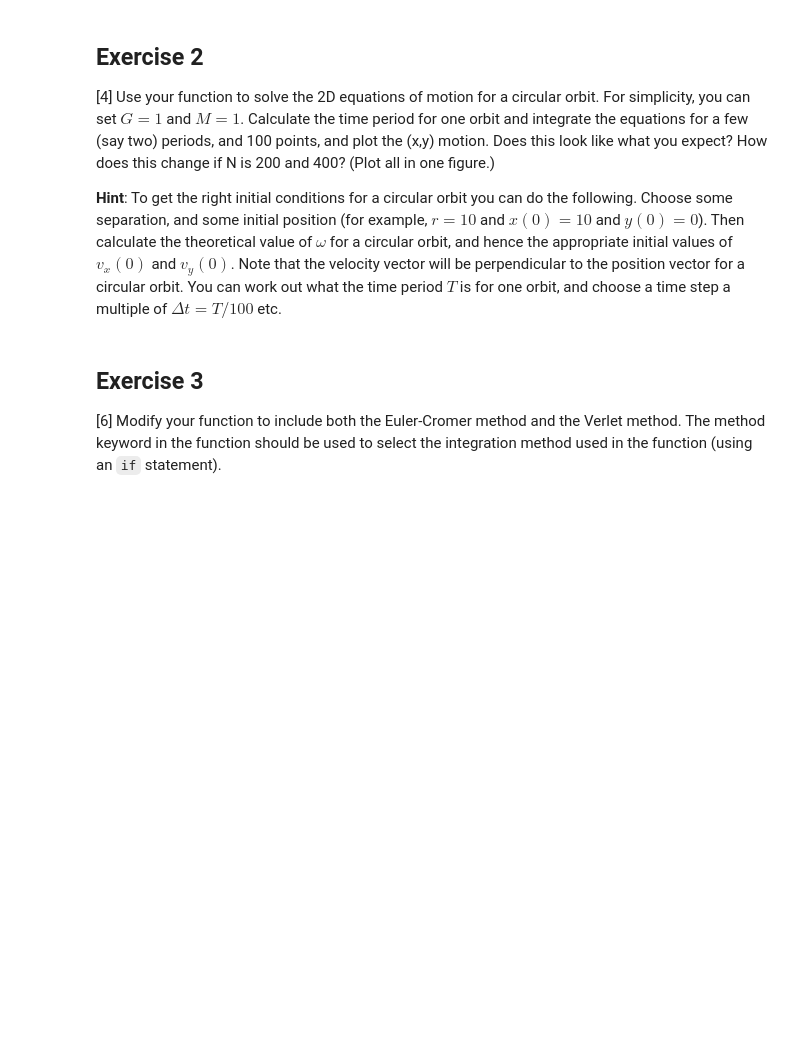
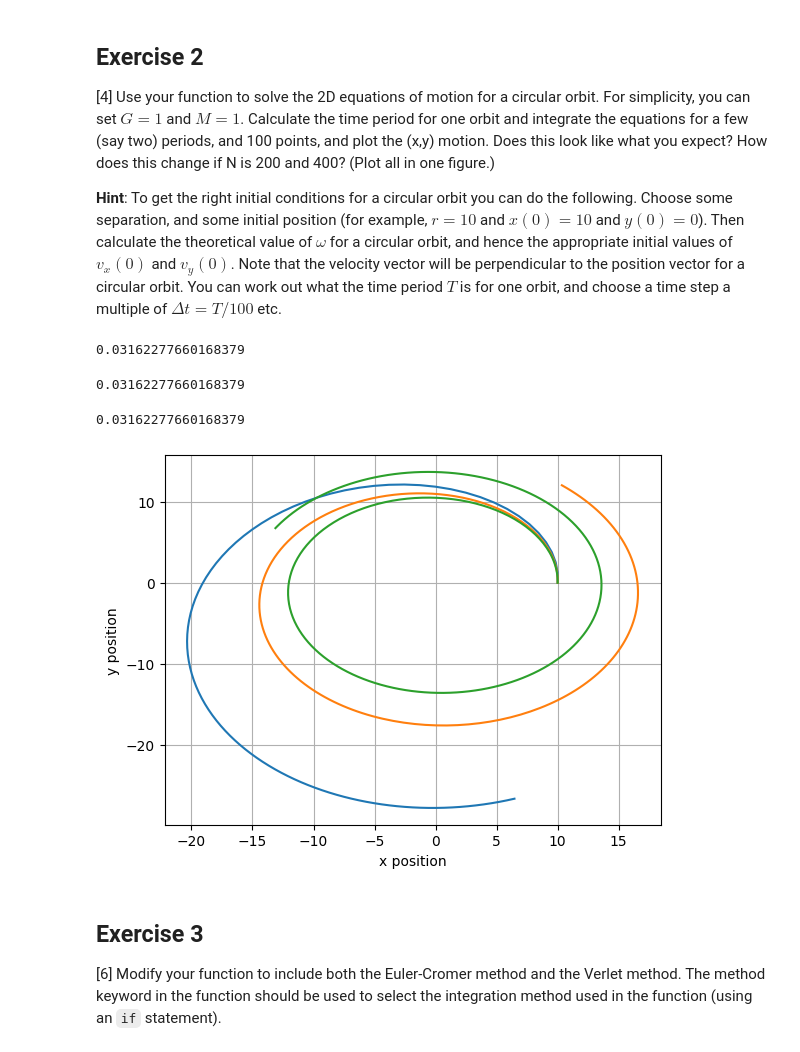
Before and after one commit to PX2145-2025/week-9-b-lowri-nicholls, a Jupyter notebook: ODEs_2.ipynb, the cells around one changed output. Cells and saved outputs as stored; diff of their text form; code cells hidden in the pictures; blank space fills up the shorter version.

```diff
--- a/ODEs_2.ipynb
+++ b/ODEs_2.ipynb
@@ -347,3 +332,80 @@ y0=10
+# %%
+#For N=100
+
+#Setting initial values
+G=1
+M=1
+r=10
+x0=10
+y0=0
+
+r0 = [x0,y0]
+v0 = [0,np.sqrt(1/10)]
+N=100
+tmax=2*(2*np.pi)*pow(r0[0],1.5) #For 2 periods
+
+#Defining the orbit_solve function
+t1,r1,v1=orbit_solve(r0, v0, tmax, N, method = 'euler')
+r3 = pow(r0[0] + r0[1], 3)
+w1=np.sqrt(G*M/r3)
+print(w1)
+# %% [output]
+0.03162277660168379
+# %%
+#For N=200
+
+#Setting initial values
+G=1
+M=1
+r=10
+x0=10
+y0=0
+
+r0 = [x0,y0]
+v0 = [0,np.sqrt(1/10)]
+N=200
+tmax=2*(2*np.pi)*pow(r0[0],1.5) #For 2 periods
+
+#Defining the orbit_solve function
+t2,r2,v2=orbit_solve(r0, v0, tmax, N, method = 'euler')
+r3 = pow(r0[0] + r0[1], 3)
+w2=np.sqrt(G*M/r3)
+print(w2)
+# %% [output]
+0.03162277660168379
+# %%
+#For N=400
+
+#Setting initial values
+G=1
+M=1
+r=10
+x0=10
+y0=0
+
+r0 = [x0,y0]
+v0 = [0,np.sqrt(1/10)]
+N=400
+tmax=2*(2*np.pi)*pow(r0[0],1.5) #For 2 periods
+
+#Defining the orbit_solve function
+t4, r4, v4 = orbit_solve (r0, v0, tmax, N, method = 'euler')
+r3 = pow(r0[0] + r0[1], 3)
+w3=np.sqrt(G*M/r3)
+print(w3)
+# %% [output]
+0.03162277660168379
+# %%
+#Plotting all 3 in the same figure
+plt.plot(r1[:,0],r1[:,1]) #N=100
+plt.plot(r2[:,0],r2[:,1]) #N=200
+plt.plot(r4[:,0],r4[:,1]) #N=400
+
+plt.xlabel('x position')
+plt.ylabel('y position')
+plt.grid()
+# %% [output]
+[figure, added]
 # %% [markdown]
 ## Exercise 3
 
```
Also changed, not shown: parts of 3 cells of this notebook.
